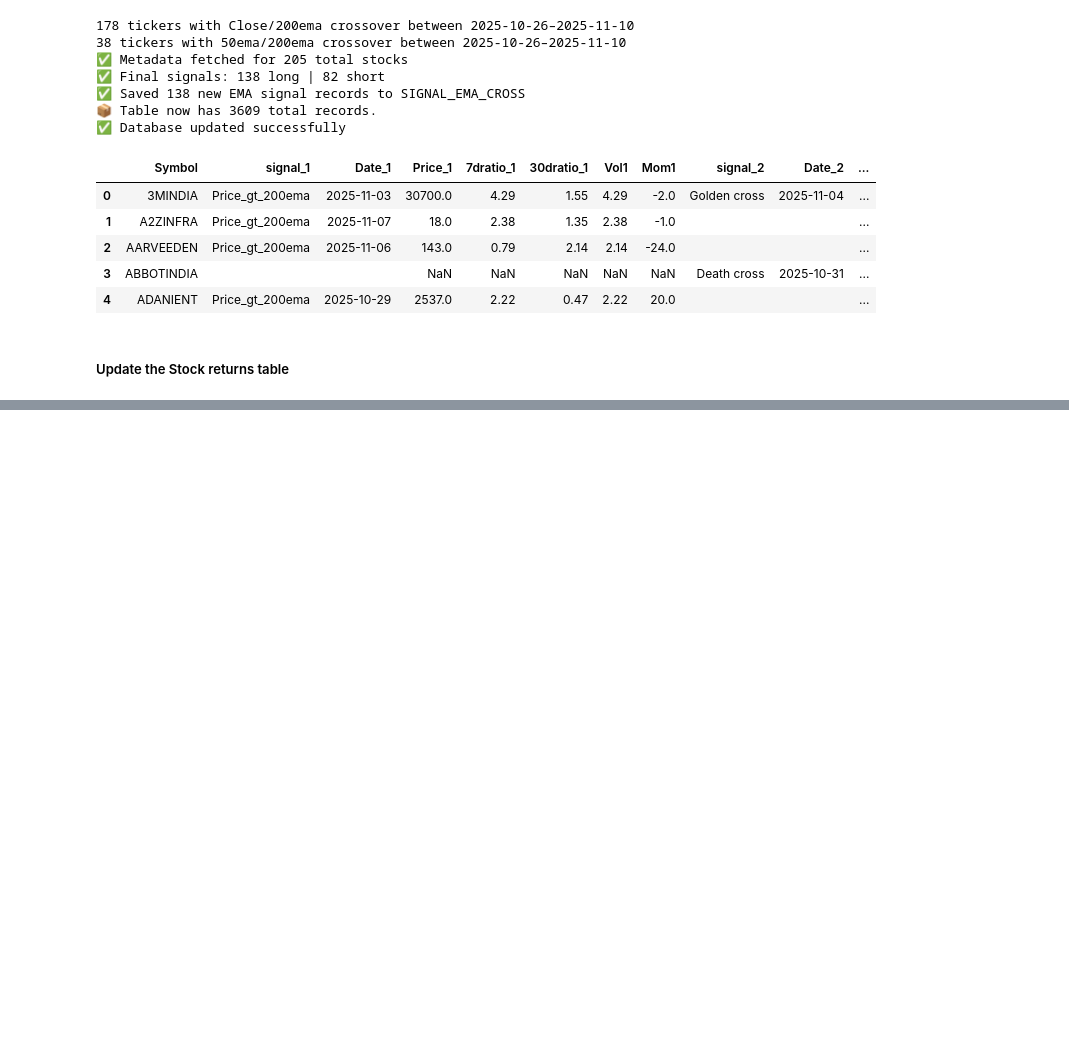
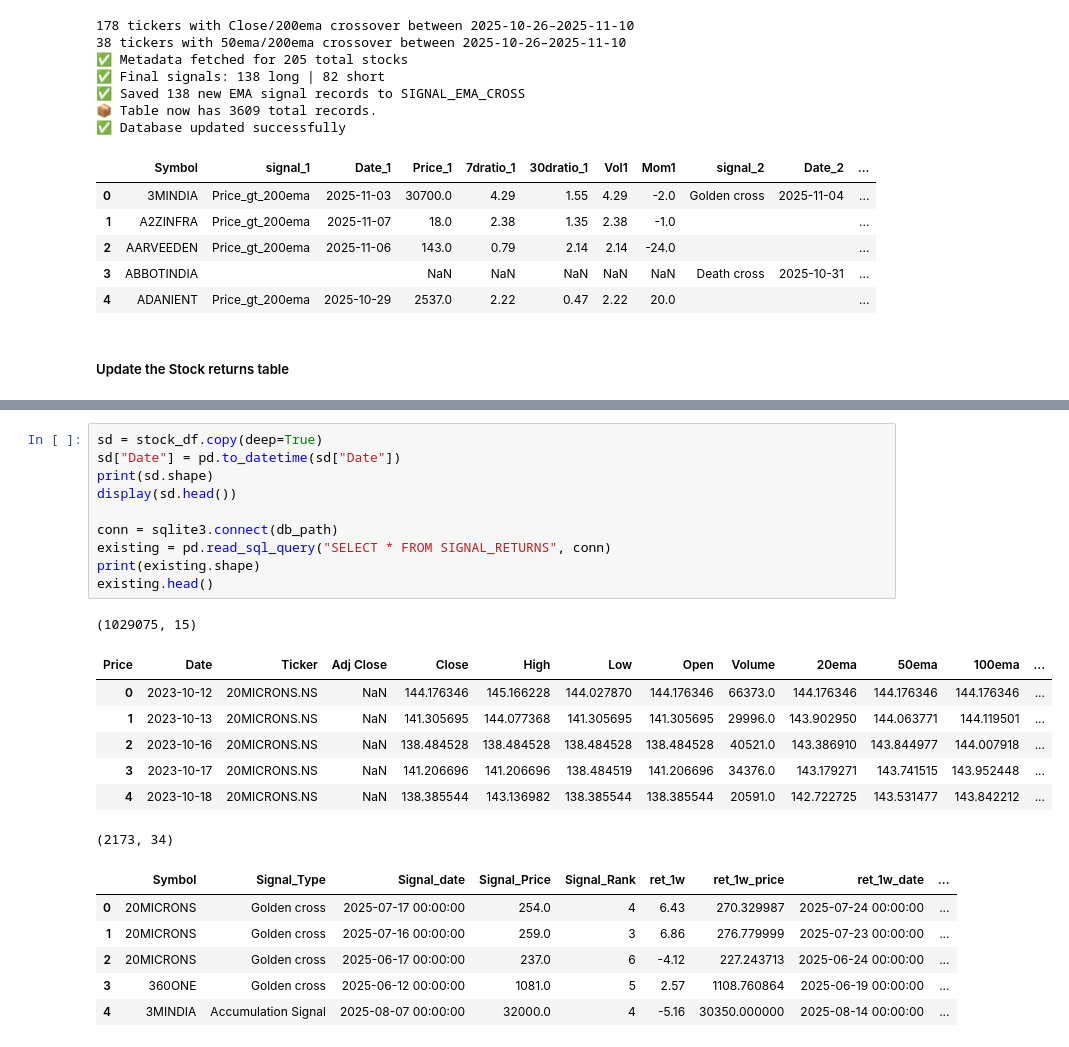
Before and after one commit to Deepak-Chaturvedi/Stock-Signals, a Jupyter notebook: notebooks/Stock_signals_execution_daily.ipynb, the cells around one changed output, grey strips where cells are left out. Saved outputs shown, nothing was run; the diff lists cells and outputs as text; blank space fills up the shorter version.

```diff
--- a/notebooks/Stock_signals_execution_daily.ipynb
+++ b/notebooks/Stock_signals_execution_daily.ipynb
@@ -205,0 +259,25 @@ else:
+# %%
+sd = stock_df.copy(deep=True)
+sd["Date"] = pd.to_datetime(sd["Date"])
+print(sd.shape)
+display(sd.head())
+
+conn = sqlite3.connect(db_path)
+existing = pd.read_sql_query("SELECT * FROM SIGNAL_RETURNS", conn)
+print(existing.shape)
+existing.head()
+# %% [output]
+(1029075, 15)
+| Price | Date | Ticker | Adj Close | Close | High | Low | Open | Volume | 20ema | 50ema | 100ema | ... |
+| 0 | 2023-10-12 | 20MICRONS.NS | NaN | 144.176346 | 145.166228 | 144.027870 | 144.176346 | 66373.0 | 144.176346 | 144.176346 | 144.176346 | ... |
+| 1 | 2023-10-13 | 20MICRONS.NS | NaN | 141.305695 | 144.077368 | 141.305695 | 141.305695 | 29996.0 | 143.902950 | 144.063771 | 144.119501 | ... |
+| 2 | 2023-10-16 | 20MICRONS.NS | NaN | 138.484528 | 138.484528 | 138.484528 | 138.484528 | 40521.0 | 143.386910 | 143.844977 | 144.007918 | ... |
+| 3 | 2023-10-17 | 20MICRONS.NS | NaN | 141.206696 | 141.206696 | 138.484519 | 141.206696 | 34376.0 | 143.179271 | 143.741515 | 143.952448 | ... |
+| 4 | 2023-10-18 | 20MICRONS.NS | NaN | 138.385544 | 143.136982 | 138.385544 | 138.385544 | 20591.0 | 142.722725 | 143.531477 | 143.842212 | ... |
+(2173, 34)
+|  | Symbol | Signal_Type | Signal_date | Signal_Price | Signal_Rank | ret_1w | ret_1w_price | ret_1w_date | ... |
+| 0 | 20MICRONS | Golden cross | 2025-07-17 00:00:00 | 254.0 | 4 | 6.43 | 270.329987 | 2025-07-24 00:00:00 | ... |
+| 1 | 20MICRONS | Golden cross | 2025-07-16 00:00:00 | 259.0 | 3 | 6.86 | 276.779999 | 2025-07-23 00:00:00 | ... |
+| 2 | 20MICRONS | Golden cross | 2025-06-17 00:00:00 | 237.0 | 6 | -4.12 | 227.243713 | 2025-06-24 00:00:00 | ... |
+| 3 | 360ONE | Golden cross | 2025-06-12 00:00:00 | 1081.0 | 5 | 2.57 | 1108.760864 | 2025-06-19 00:00:00 | ... |
+| 4 | 3MINDIA | Accumulation Signal | 2025-08-07 00:00:00 | 32000.0 | 4 | -5.16 | 30350.000000 | 2025-08-14 00:00:00 | ... |
```
Also changed, not shown: parts of 15 cells of this notebook, 3 other files.
